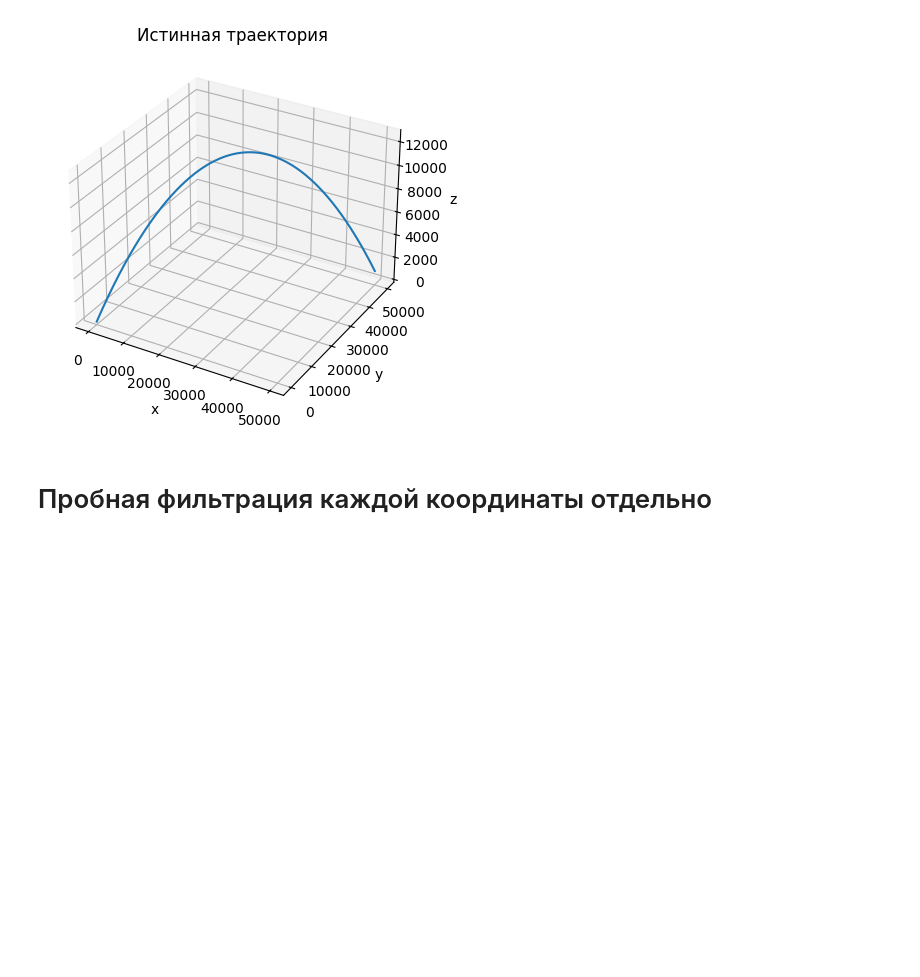
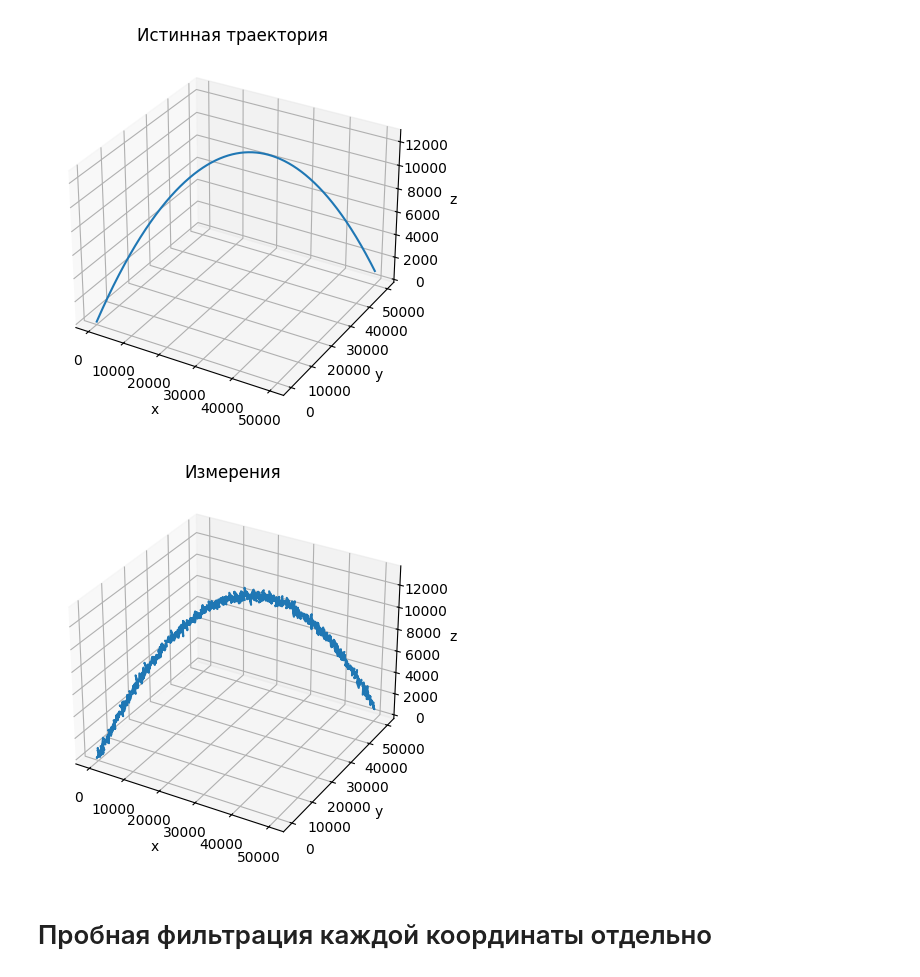
Before and after one commit to alxlnx/pyfilt, a Jupyter notebook: sandbox.ipynb, the cells around one changed output. Drawn from its saved outputs; the diff is of its cells as text; code cells hidden in the pictures; blank space fills up the shorter version.

```diff
--- a/sandbox.ipynb
+++ b/sandbox.ipynb
@@ -286,9 +286,11 @@ plot_trajectory_3d(x, y, z, title='Истинная траектория')
 r, u, v = xyz_to_sphere(x, y, z)
 r_n, u_n, v_n = add_noise(r, u, v, stds=[50, 0.01, 0.01])
 # %%
-# x_n, y_n, z_n = sphere_to_xyz(r, u, v)
-# x_n, y_n, z_n = add_noise(x, y, z, stds=[250, 250, 250])
-# plot_trajectory_3d(x_n, y_n, z_n, title='Измерения')
+x_n, y_n, z_n = sphere_to_xyz(r, u, v)
+x_n, y_n, z_n = add_noise(x, y, z, stds=[250, 250, 250])
+plot_trajectory_3d(x_n, y_n, z_n, title='Измерения')
+# %% [output]
+[figure, added]
 # %% [markdown]
 # Пробная фильтрация каждой координаты отдельно
 # %%
```
Also changed, not shown: parts of 5 cells of this notebook, 23 other files.
